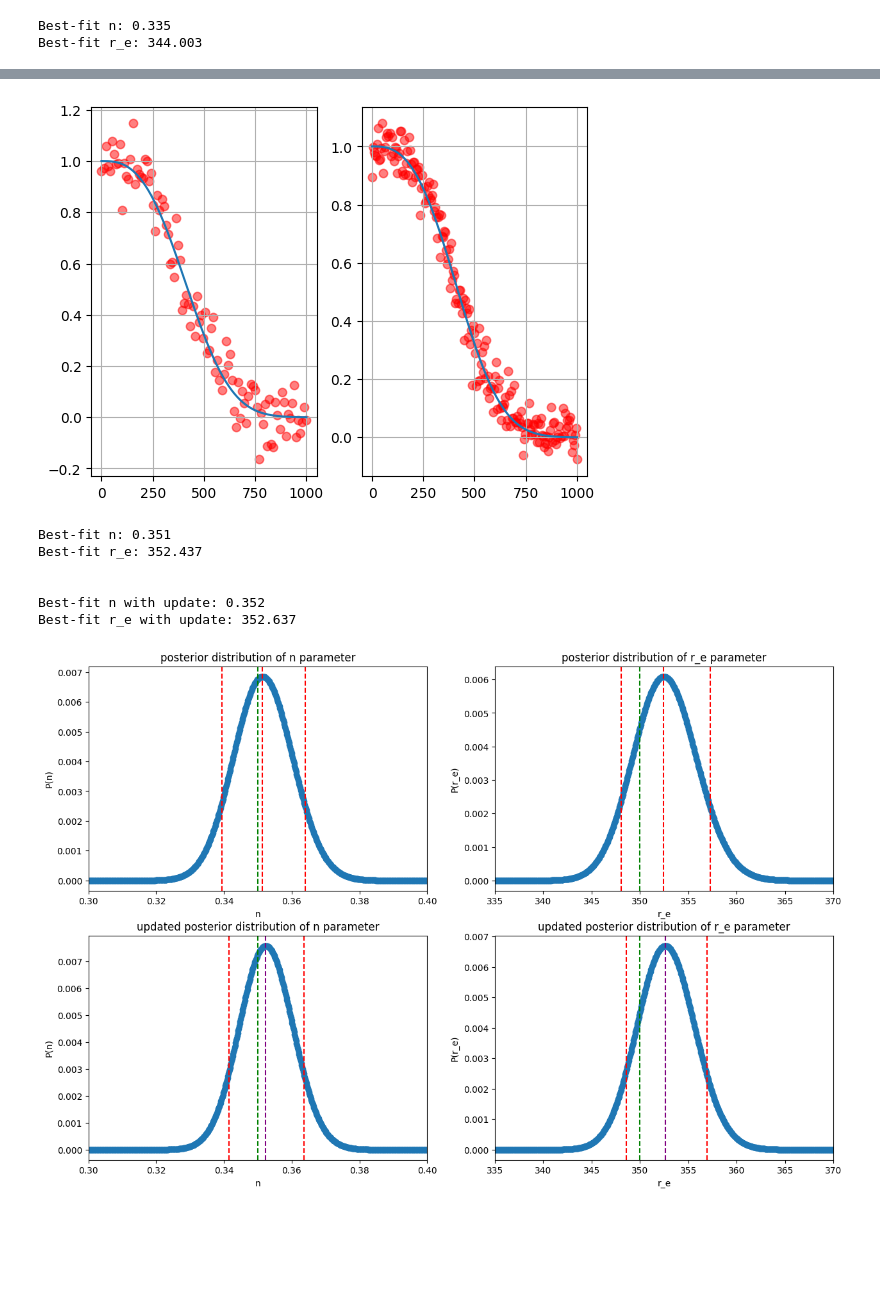
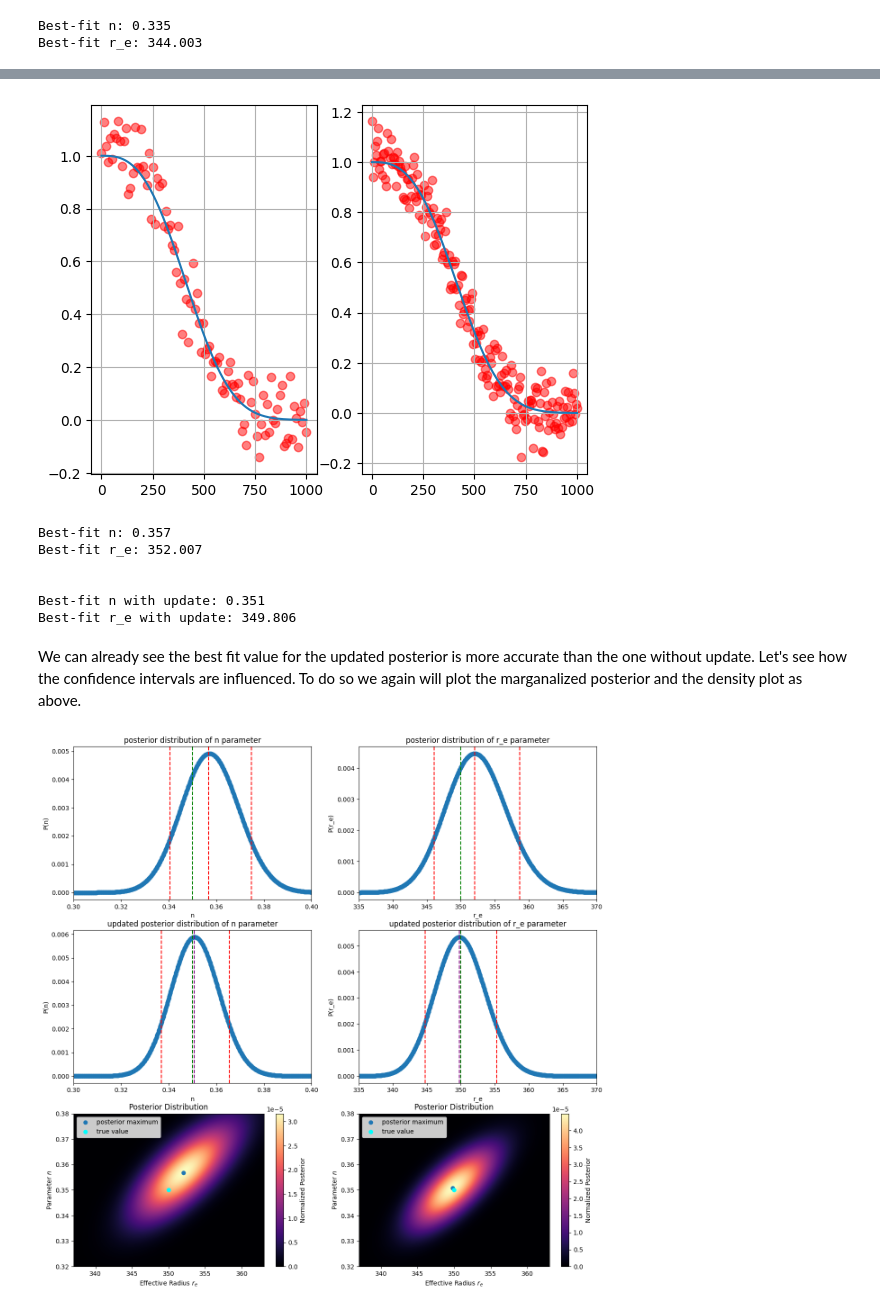
Before and after one commit to t-kist/Bayesian-Statistics-for-Astrophysics-2024, a Jupyter notebook: bayes24/lecture_notes/group4/Bundeltje/Scratchfile-Luka.ipynb, the cells around one changed output, grey strips where cells are left out. Cells and saved outputs as stored; diff of their text form; code cells hidden in the pictures; blank space fills up the shorter version.

```diff
--- a/bayes24/lecture_notes/group4/Bundeltje/Scratchfile-Luka.ipynb
+++ b/bayes24/lecture_notes/group4/Bundeltje/Scratchfile-Luka.ipynb
@@ -386,5 +407,5 @@ Minimal-width interval for r_e confidence:[343.232 - 363.442]
 # %%
-unc_better = 0.05
+unc_better = 0.07
 r_range_better = np.linspace(0,R_max,200)
 
 sim_r_2, sim_r_uncertainty_2 = sim_data(r_range_better, true_r_e, true_n, unc_better)
@@ -403,5 +424,5 @@ plt.scatter(r_range_better, sim_r_2, alpha=0.5, c="red")
 plt.grid()
 plt.show()
 # %% [output]
-[figure, old version]
+[figure, new version]
 # %%
@@ -408,11 +430,14 @@ plt.show()
 posterior_grid_2 = posterior(n_space, r_e_space, r_range_better, sim_r_2, sim_r_uncertainty_2, flat_prior)
 # %%
+
+#normalizing the posterior
 posterior_grid_2 /= np.sum(posterior_grid_2)
 
+#Posterior update with the original posterior grid and normalisation of it.
 posterior_grid_updated = posterior_grid_2 * posterior_grid
 posterior_grid_updated /= np.sum(posterior_grid_updated)
 
-#  best-fit parameters
+#best-fit parameters
 max_idx = np.unravel_index(np.argmax(posterior_grid_2), posterior_grid_2.shape)
 best_fit_n_2 = n_space[max_idx[0]]
 best_fit_r_e_2 = r_e_space[max_idx[1]]
@@ -427,18 +452,19 @@ print('\n')
 print(f"Best-fit n with update: {best_fit_n_updated:.3f}")
 print(f"Best-fit r_e with update: {best_fit_r_e_updated:.3f}")
 # %% [output]
-Best-fit n: 0.351
-Best-fit r_e: 352.437
+Best-fit n: 0.357
+Best-fit r_e: 352.007
 
 
-Best-fit n with update: 0.352
-Best-fit r_e with update: 352.637
+Best-fit n with update: 0.351
+Best-fit r_e with update: 349.806
+# %% [markdown]
+We can already see the best fit value for the updated posterior is more accurate than the one without update. Let's see how the confidence intervals are influenced. To do so we again will plot the marganalized posterior and the density plot as above.
 # %%
 P_r_e_2 = np.sum(posterior_grid_2, axis=0)
 r_e_mag_2 = P_r_e_2 / np.sum(P_r_e_2)
 P_n_2 = np.sum(posterior_grid_2, axis=1)
 n_mag_2 = P_n_2 / np.sum(P_n_2)
-
 
 P_r_e_updated = np.sum(posterior_grid_updated, axis=0)
 r_e_mag_updated = P_r_e_updated / np.sum(P_r_e_updated)
@@ -455,8 +481,8 @@ n_lower_updated, n_upper_updated = compute_equal_tailed_interval(n_space, n_mag_
 r_e_lower_updated, r_e_upper_updated = compute_equal_tailed_interval(r_e_space, r_e_mag_updated, alpha)
 
 
-plt.figure(figsize=(15,10))
-plt.subplot(2,2,2)
+plt.figure(figsize=(15,15))
+plt.subplot(3,2,2)
 plt.title("posterior distribution of r_e parameter")
 plt.scatter(r_e_space, P_r_e_2)
 plt.axvline(r_e_lower_2, color='r', linestyle='--')
@@ -468,7 +494,7 @@ plt.ylabel("P(r_e)")
 plt.xlim(335, 370)
 
 
-plt.subplot(2,2,1)
+plt.subplot(3,2,1)
 plt.title("posterior distribution of n parameter")
 plt.scatter(n_space,P_n_2)
 plt.axvline(n_lower_2, color='r', linestyle='--')
@@ -477,34 +503,64 @@ plt.axvline(best_fit_n_2, color="r", linestyle="--")
 
 plt.axvline(true_n, color='green', linestyle='--')
 
 plt.xlabel("n")
 plt.ylabel("P(n)")
 plt.xlim(0.3, 0.4)
 
-plt.subplot(2,2,4)
+plt.subplot(3,2,4)
 plt.title("updated posterior distribution of r_e parameter")
 plt.scatter(r_e_space, P_r_e_updated)
 plt.axvline(r_e_lower_updated, color='r', linestyle='--')
 plt.axvline(r_e_upper_updated, color='r', linestyle='--')
 plt.axvline(x= best_fit_r_e_updated, color="purple", linestyle="--")
 plt.axvline(true_r_e, color='green', linestyle='--')
 plt.xlabel("r_e")
 plt.ylabel("P(r_e)")
 plt.xlim(335, 370)
 
 
-plt.subplot(2,2,3)
+plt.subplot(3,2,3)
 plt.title("updated posterior distribution of n parameter")
 plt.scatter(n_space,P_n_updated)
 plt.axvline(n_lower_updated, color='r', linestyle='--')
 plt.axvline(n_upper_updated, color='r', linestyle='--')
 plt.axvline(x= best_fit_n_updated, color="purple", linestyle="--")
 plt.axvline(true_n, color='green', linestyle='--')
 
 plt.xlabel("n")
 plt.ylabel("P(n)")
 plt.xlim(0.3, 0.4)
+
+
+plt.subplot(3,2,5)
+plt.imshow(posterior_grid_2, extent=[r_e_space.min(), r_e_space.max(), n_space.min(), n_space.max()], origin='lower', aspect='auto', cmap='magma')
+plt.colorbar(label="Normalized Posterior",cmap='magma' )
+plt.scatter(best_fit_r_e_2, best_fit_n_2, label="posterior maximum")
+plt.scatter(true_r_e,true_n, label="true value", c="cyan")
+
+plt.title("Posterior Distribution")
+plt.xlabel("Effective Radius $r_e$")
+plt.ylabel("Parameter $n$")
+plt.ylim(true_n-0.03, true_n+0.03)
+plt.xlim(true_r_e-13, true_r_e+13)
+plt.legend(loc="upper left")
+
+plt.subplot(3,2,6)
+plt.imshow(posterior_grid_updated, extent=[r_e_space.min(), r_e_space.max(), n_space.min(), n_space.max()], origin='lower', aspect='auto', cmap='magma')
+plt.colorbar(label="Normalized Posterior",cmap='magma' )
+plt.scatter(best_fit_r_e_updated, best_fit_n_updated, label="posterior maximum")
+plt.scatter(true_r_e,true_n, label="true value", c="cyan")
+
+plt.title("Posterior Distribution")
+plt.xlabel("Effective Radius $r_e$")
+plt.ylabel("Parameter $n$")
+plt.ylim(true_n-0.03, true_n+0.03)
+plt.xlim(true_r_e-13, true_r_e+13)
+plt.legend(loc="upper left")
+
+
+
 plt.show()
 # %% [output]
-[figure, old version]
+[figure, new version]
 # %%
```
Also changed, not shown: parts of 14 cells of this notebook, 1 other file.
